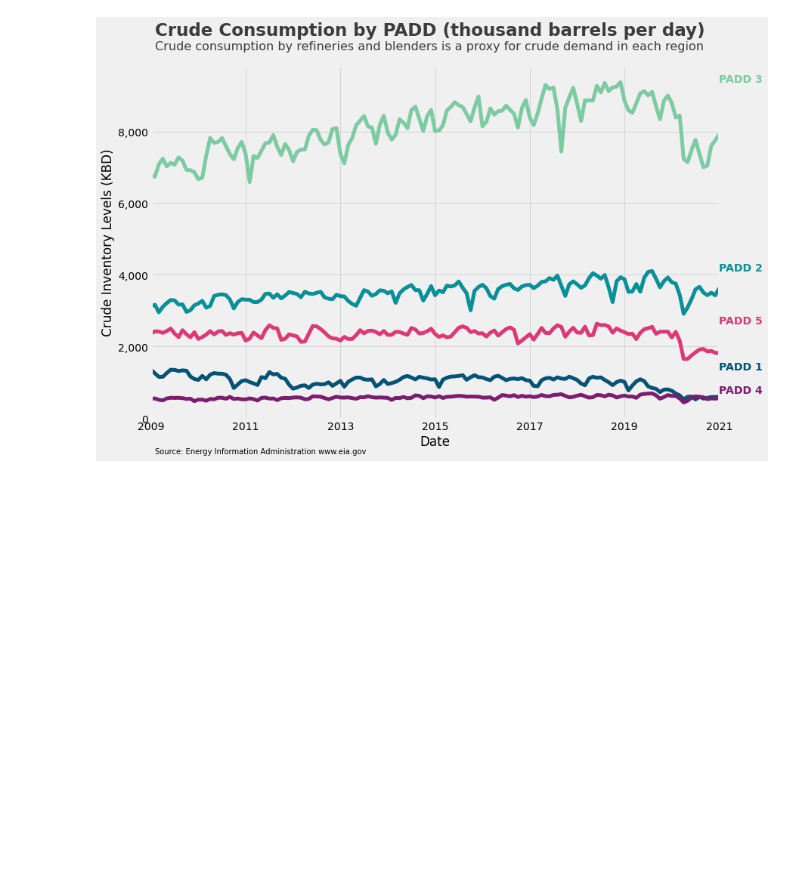
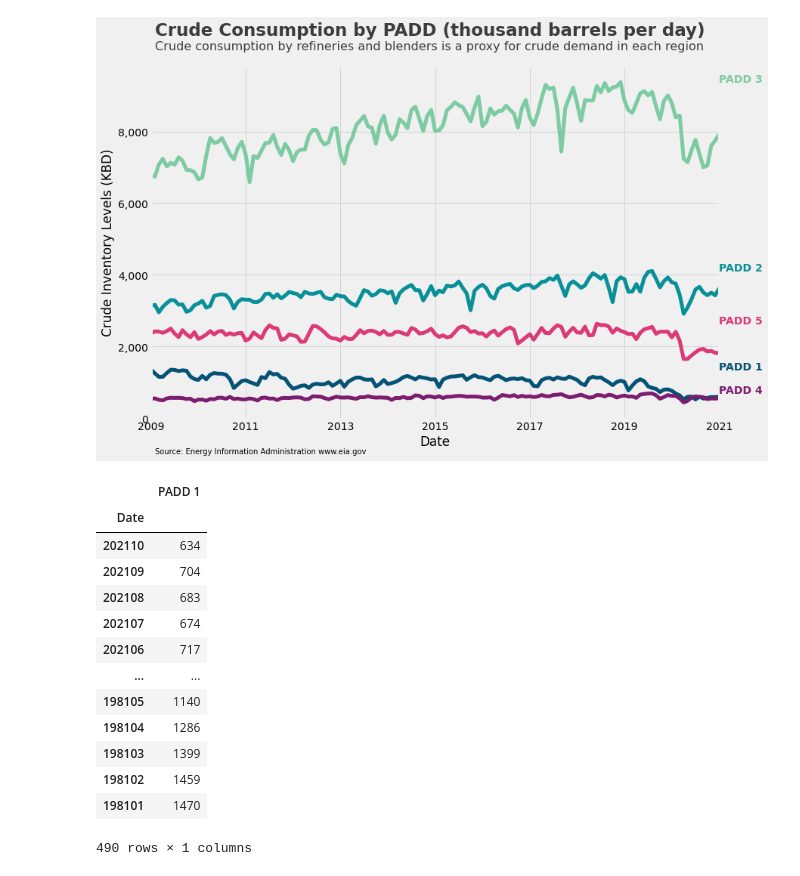
Before and after one commit to Peter-deVietien/oil, a Jupyter notebook: code-py/tutorial.ipynb, the cells around one changed output. Cells and saved outputs as stored; diff of their text form; code cells hidden in the pictures; blank space fills up the shorter version.

```diff
--- a/code-py/tutorial.ipynb
+++ b/code-py/tutorial.ipynb
@@ -112,3 +112,20 @@ Success!
 Success!
 Text(2009-02-01 00:00:00, -1000, 'Source: Energy Information Administration www.eia.gov')
 [figure]
+# %%
+final_data[0]
+# %% [output]
+|  | PADD 1 |
+| Date |  |
+| 202110 | 634 |
+| 202109 | 704 |
+| 202108 | 683 |
+| 202107 | 674 |
+| 202106 | 717 |
+| ... | ... |
+| 198105 | 1140 |
+| 198104 | 1286 |
+| 198103 | 1399 |
+| 198102 | 1459 |
+| 198101 | 1470 |
+490 rows × 1 columns
```
